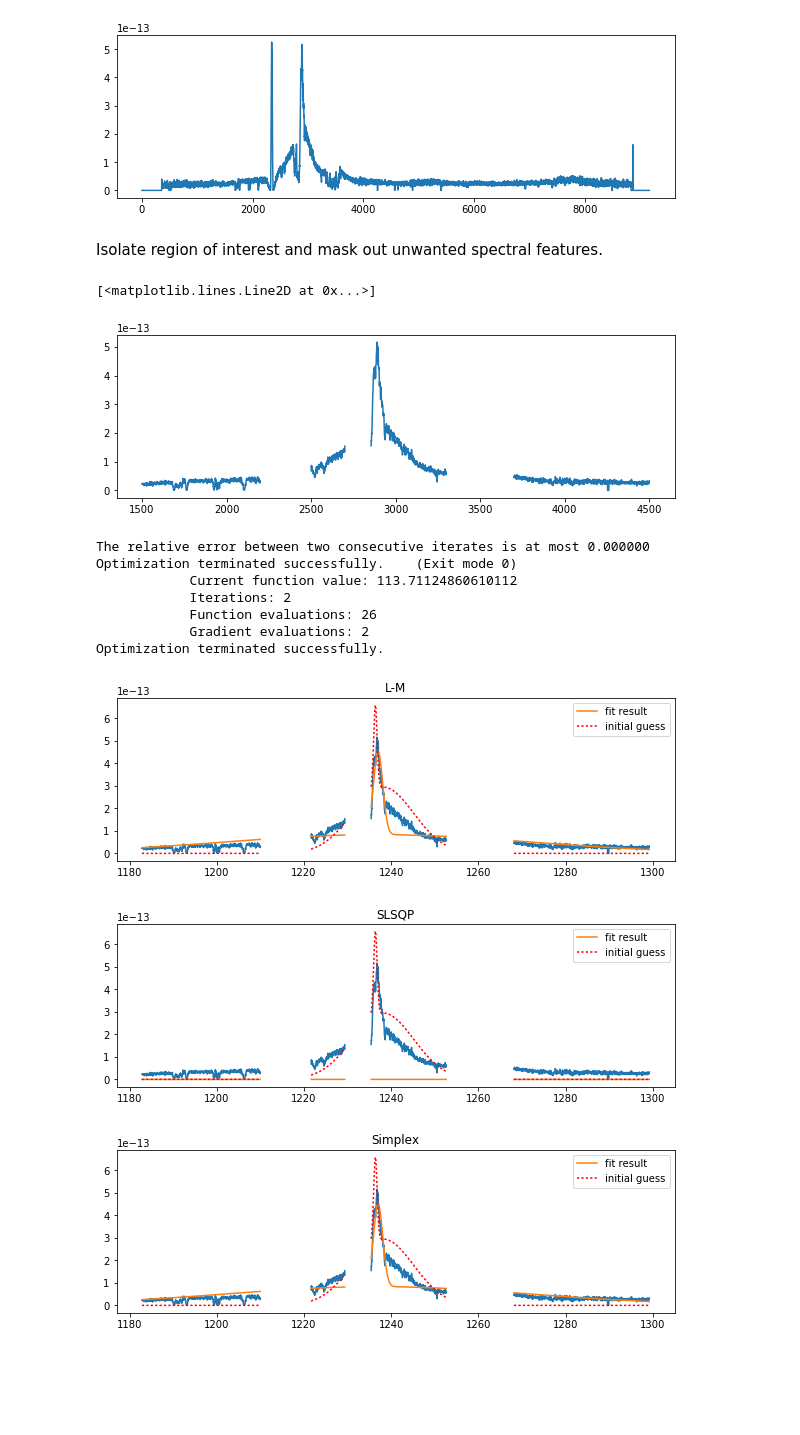
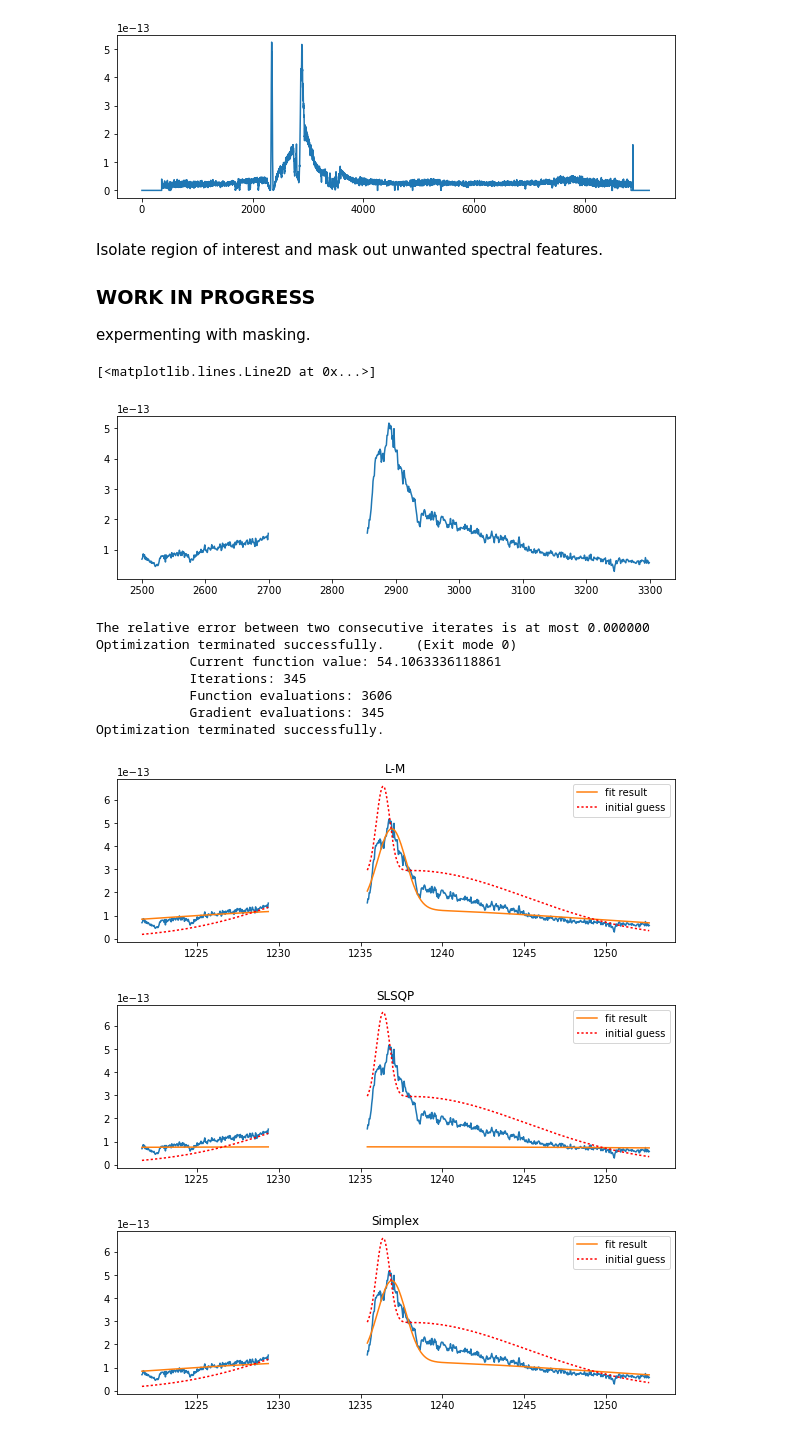
Before and after one commit to ibusko/experiments_specviz, a Jupyter notebook: experiment_normalization.ipynb, the cells around one changed output. Cells and saved outputs as stored; diff of their text form; code cells hidden in the pictures; blank space fills up the shorter version.

```diff
--- a/experiment_normalization.ipynb
+++ b/experiment_normalization.ipynb
@@ -165,7 +165,7 @@ def do_fits(model, wave, f1, f2, scale, normalize=True):
     fit_and_plot(fitter, model, wave, f1, f2, scale, normalize, "Simplex")
 # %%
 # Scale factor to make flux values look realistic (e.g in flam units)
-SCALE = 1e-44
+SCALE = 1e-13
 
 # Build two data sets with simulated Gaussian + linear components. The
 # data sets are identical except for the width of the Gaussian component:
@@ -390,16 +390,23 @@ SCALE = 1.
 [figure]
 # %% [markdown]
 Isolate region of interest and mask out unwanted spectral features.
+
+<h3>WORK IN PROGRESS</h3> expermenting with masking.
 # %%
 import numpy.ma as ma
 mask = wave.copy()
 mask.fill(False)
 
-mask[0:1500] = True
-mask[4500:9190] = True
-mask[2200:2500] = True
+# mask[0:1500] = True
+# mask[4500:9190] = True
+# mask[2200:2500] = True
+# mask[2700:2855] = True
+# mask[3300:3700] = True
+
+mask[0:2500] = True
+mask[3300:9190] = True
 mask[2700:2855] = True
-mask[3300:3700] = True
+
 
 wm = ma.masked_array(wave, mask=mask)
 fm = ma.masked_array(flux, mask=mask)
@@ -407,36 +414,34 @@ plt.figure(figsize=(10, 3))
 plt.plot(indices, fm)
 # %% [output]
 [<matplotlib.lines.Line2D at 0x...>]
-[figure, old version]
+[figure, new version]
 # %%
 i = np.array(list(range(2500,2700)) + list(range(2900,3300)))
 h, c, s = initialize_gaussian(wm[i], fm[i])
 gaussian = models.Gaussian1D(amplitude=h, mean=c, stddev=s)
 gaussian_1 = normalize_component(gaussian, wm, fm)
 
 i = np.array(list(range(2855,2900)))
 h, c, s = initialize_gaussian(wm[i], fm[i])
 gaussian = models.Gaussian1D(amplitude=h, mean=c, stddev=s)
 gaussian_2 = normalize_component(gaussian, wm, fm)
 
 i = np.array(list(range(1500,2100)) + list(range(3800,4500)))
 s, i = initialize_linear(wm[i], fm[i])
 linear = models.Linear1D(slope=s, intercept=i)
 linear_1 = normalize_component(linear, wm, fm)
 
-# model = gaussian_1 + gaussian_2 + linear_1
-model = gaussian_1 + gaussian_2
-
+model = gaussian_1 + gaussian_2 + linear_1
 
 do_fits(model, wm, fm, None, SCALE, normalize=True)
 # %% [output]
 The relative error between two consecutive iterates is at most 0.000000
 Optimization terminated successfully.    (Exit mode 0)
-            Current function value: 113.71124860610112
-            Iterations: 2
-            Function evaluations: 26
-            Gradient evaluations: 2
+            Current function value: 54.1063336118861
+            Iterations: 345
+            Function evaluations: 3606
+            Gradient evaluations: 345
 Optimization terminated successfully.
-[figure, old version]
+[figure, new version]
-[figure, old version]
+[figure, new version]
-[figure, old version]
+[figure, new version]
```
Also changed, not shown: parts of 5 cells of this notebook.
